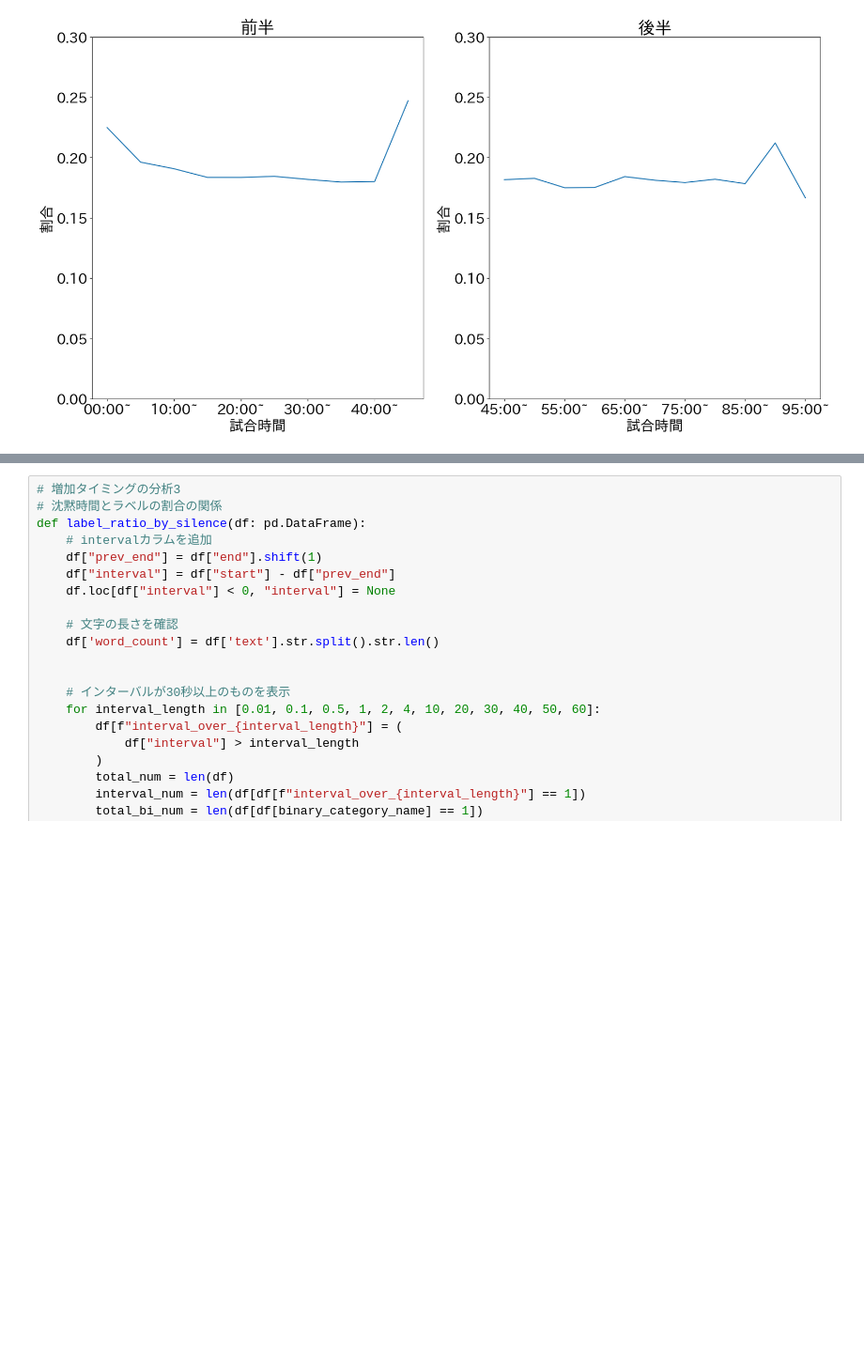
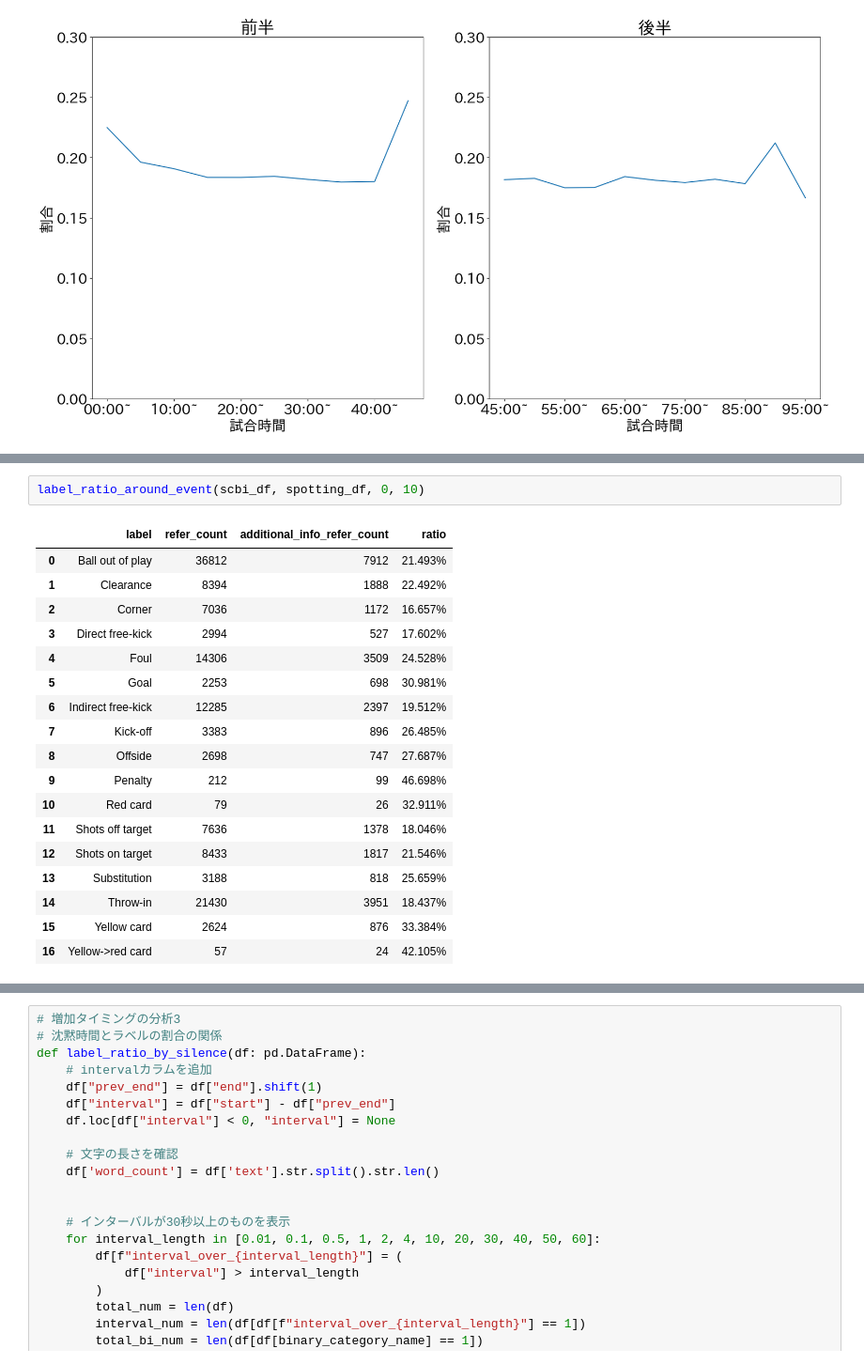
Before and after one commit to zaemon1251-hesty/soccer-bg-script, a Jupyter notebook: notebook/explore_scbi-v2.ipynb, the cells around one changed output, grey strips where cells are left out. Shown at 94% size. Saved outputs shown, nothing was run; the diff lists cells and outputs as text; blank space fills up the shorter version.

```diff
--- a/notebook/explore_scbi-v2.ipynb
+++ b/notebook/explore_scbi-v2.ipynb
@@ -409,0 +471,21 @@ Processing Red card
+# %%
+label_ratio_around_event(scbi_df, spotting_df, 0, 10)
+# %% [output]
+|  | label | refer_count | additional_info_refer_count | ratio |
+| 0 | Ball out of play | 36812 | 7912 | 21.493% |
+| 1 | Clearance | 8394 | 1888 | 22.492% |
+| 2 | Corner | 7036 | 1172 | 16.657% |
+| 3 | Direct free-kick | 2994 | 527 | 17.602% |
+| 4 | Foul | 14306 | 3509 | 24.528% |
+| 5 | Goal | 2253 | 698 | 30.981% |
+| 6 | Indirect free-kick | 12285 | 2397 | 19.512% |
+| 7 | Kick-off | 3383 | 896 | 26.485% |
+| 8 | Offside | 2698 | 747 | 27.687% |
+| 9 | Penalty | 212 | 99 | 46.698% |
+| 10 | Red card | 79 | 26 | 32.911% |
+| 11 | Shots off target | 7636 | 1378 | 18.046% |
+| 12 | Shots on target | 8433 | 1817 | 21.546% |
+| 13 | Substitution | 3188 | 818 | 25.659% |
+| 14 | Throw-in | 21430 | 3951 | 18.437% |
+| 15 | Yellow card | 2624 | 876 | 33.384% |
+| 16 | Yellow->red card | 57 | 24 | 42.105% |
```
Also changed, not shown: parts of 23 cells of this notebook, 12 other files.
